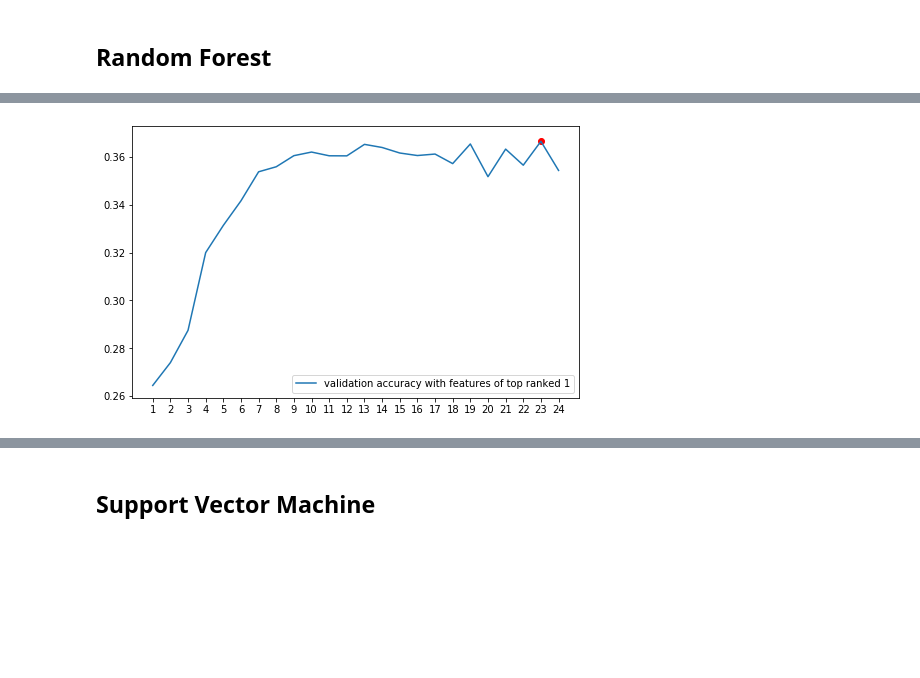
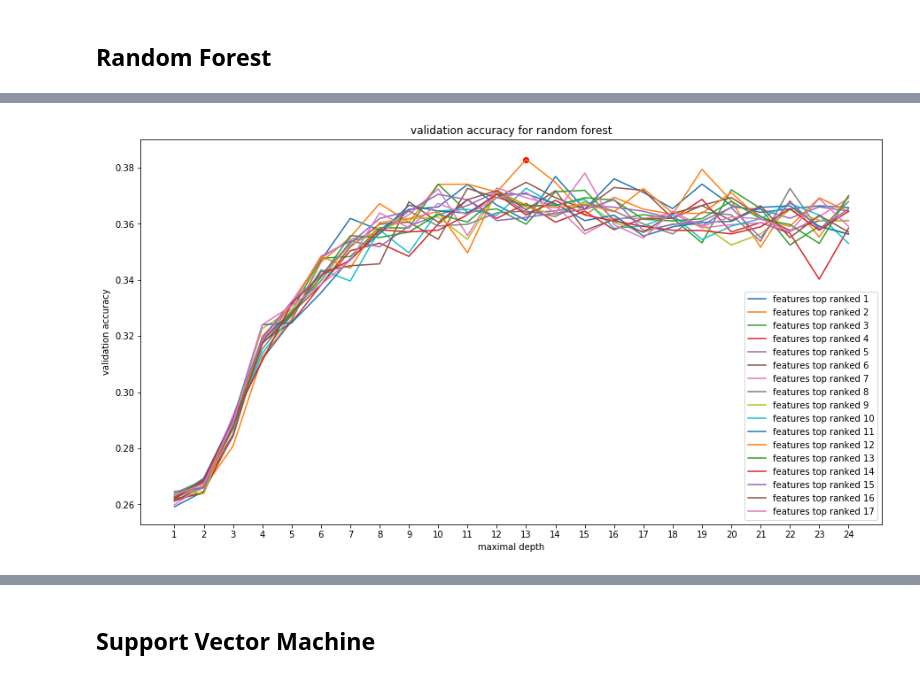
Before and after one commit to WesleyDeng1016/imageclassification, a Jupyter notebook: final_project/GradProject_NB3.ipynb, the cells around one changed output, grey strips where cells are left out. Saved outputs shown, nothing was run; the diff lists cells and outputs as text; code cells hidden in the pictures; blank space fills up the shorter version.

```diff
--- a/final_project/GradProject_NB3.ipynb
+++ b/final_project/GradProject_NB3.ipynb
@@ -306,16 +326,19 @@ val_mat[a,b]
 n_opt=fets[a]
 rf_dep=deps[b]
 # %%
-plt.figure(figsize=(8,5))
+plt.figure(figsize=(15,8))
 #plt.plot(deps, train_acc, label='train accuracy')
 for i in range(0,len(fets)):
     n=fets[i]
-    plt.plot(deps, val_acc[i], label='validation accuracy with features of top ranked '+str(n))
+    plt.plot(deps, val_acc[i], label='features top ranked '+str(n))
 plt.scatter(rf_dep, val_mat[a,b], color='r')
 plt.xticks(deps)
-plt.legend();
+plt.legend()
+plt.xlabel('maximal depth')
+plt.ylabel('validation accuracy')
+plt.title("validation accuracy for random forest");
 # %% [output]
-[figure, old version]
+[figure, new version]
 # %%
 rf_dep
 # %% [output]
```
Also changed, not shown: parts of 29 cells of this notebook.
